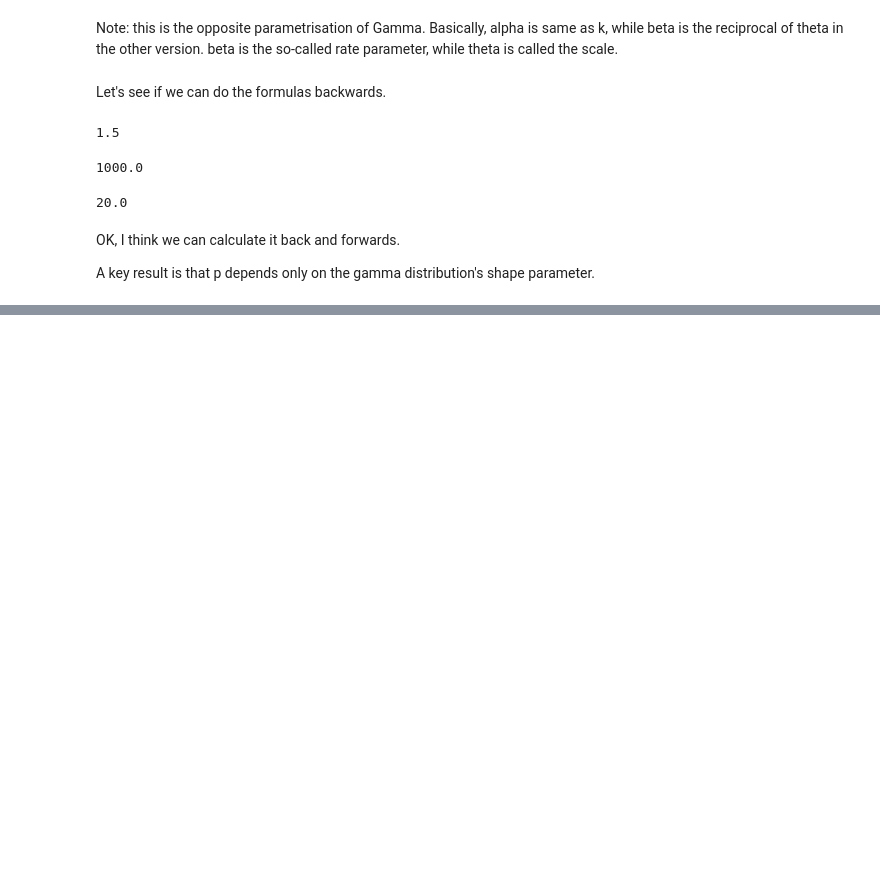
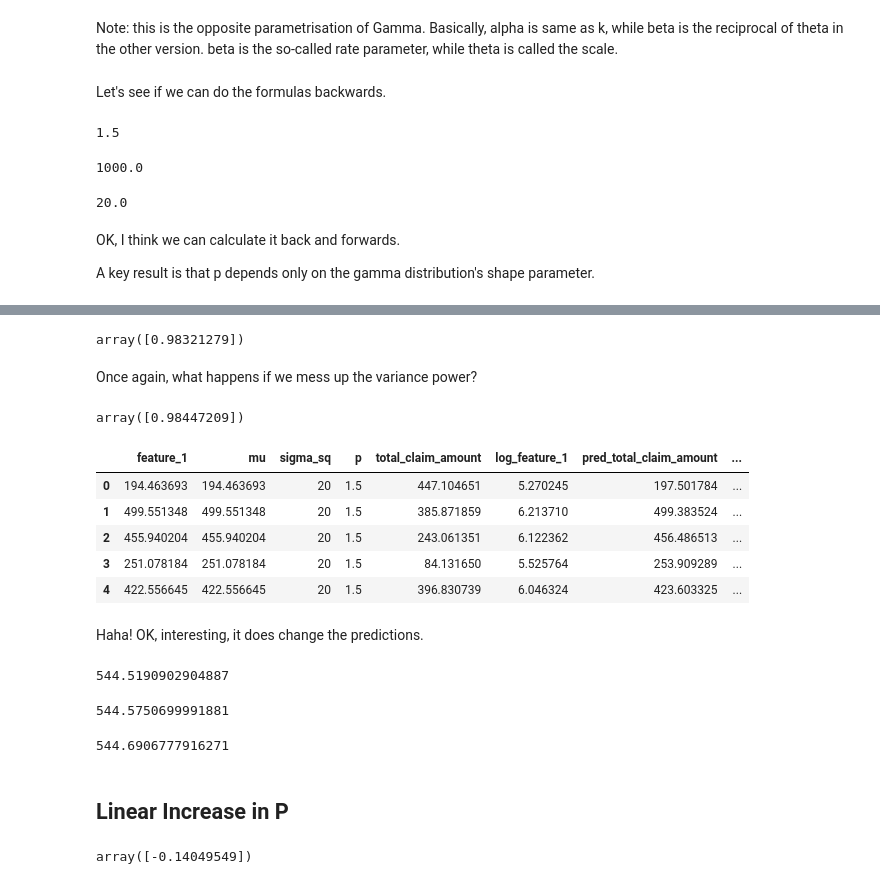
Before and after one commit to MatePocs/insurance, a Jupyter notebook: notebooks/Tweedie.ipynb, the cells around one changed output, grey strips where cells are left out. Drawn from its saved outputs; the diff is of its cells as text; code cells hidden in the pictures; blank space fills up the shorter version.

```diff
--- a/notebooks/Tweedie.ipynb
+++ b/notebooks/Tweedie.ipynb
@@ -146,0 +207,54 @@ A key result is that p depends only on the gamma distribution's shape parameter.
+# %%
+# this takes a while to run
+df_mdl['total_claim_amount'] = df_mdl.apply(lambda x: tweedie.tweedie(mu=x['mu'],
+                                               phi=x['sigma_sq'],
+                                               p=x['p']).rvs(1)[0], axis = 1)
+# %%
+df_mdl['log_feature_1'] = np.log(df_mdl['feature_1'])
+# %%
+mdl = TweedieRegressor(power = 1.5, alpha = 0)
+X = df_mdl[['log_feature_1']]
+y = df_mdl['total_claim_amount']
+mdl.fit(X, y)
+df_mdl['pred_total_claim_amount'] = mdl.predict(X)
+# %%
+mdl.coef_
+# %% [output]
+array([0.98321279])
+# %% [markdown]
+Once again, what happens if we mess up the variance power?
+# %%
+mdl = TweedieRegressor(power = 1.9, alpha = 0)
+X = df_mdl[['log_feature_1']]
+y = df_mdl['total_claim_amount']
+mdl.fit(X, y)
+df_mdl['pred_total_claim_amount_wrong_p'] = mdl.predict(X)
+# %%
+mdl.coef_
+# %% [output]
+array([0.98447209])
+# %%
+df_mdl.head(5)
+# %% [output]
+|  | feature_1 | mu | sigma_sq | p | total_claim_amount | log_feature_1 | pred_total_claim_amount | ... |
+| 0 | 194.463693 | 194.463693 | 20 | 1.5 | 447.104651 | 5.270245 | 197.501784 | ... |
+| 1 | 499.551348 | 499.551348 | 20 | 1.5 | 385.871859 | 6.213710 | 499.383524 | ... |
+| 2 | 455.940204 | 455.940204 | 20 | 1.5 | 243.061351 | 6.122362 | 456.486513 | ... |
+| 3 | 251.078184 | 251.078184 | 20 | 1.5 | 84.131650 | 5.525764 | 253.909289 | ... |
+| 4 | 422.556645 | 422.556645 | 20 | 1.5 | 396.830739 | 6.046324 | 423.603325 | ... |
+# %% [markdown]
+Haha! OK, interesting, it does change the predictions.
+# %%
+np.mean(df_mdl['total_claim_amount'])
+# %% [output]
+544.5190902904887
+# %%
+np.mean(df_mdl['pred_total_claim_amount'])
+# %% [output]
+544.5750699991881
+# %%
+np.mean(df_mdl['pred_total_claim_amount_wrong_p'])
+# %% [output]
+544.6906777916271
+# %% [markdown]
+## Linear Increase in P
@@ -146,0 +280,4 @@ A key result is that p depends only on the gamma distribution's shape parameter.
+# %%
+mdl.coef_
+# %% [output]
+array([-0.14049549])
```
Also changed, not shown: parts of 33 cells of this notebook.
